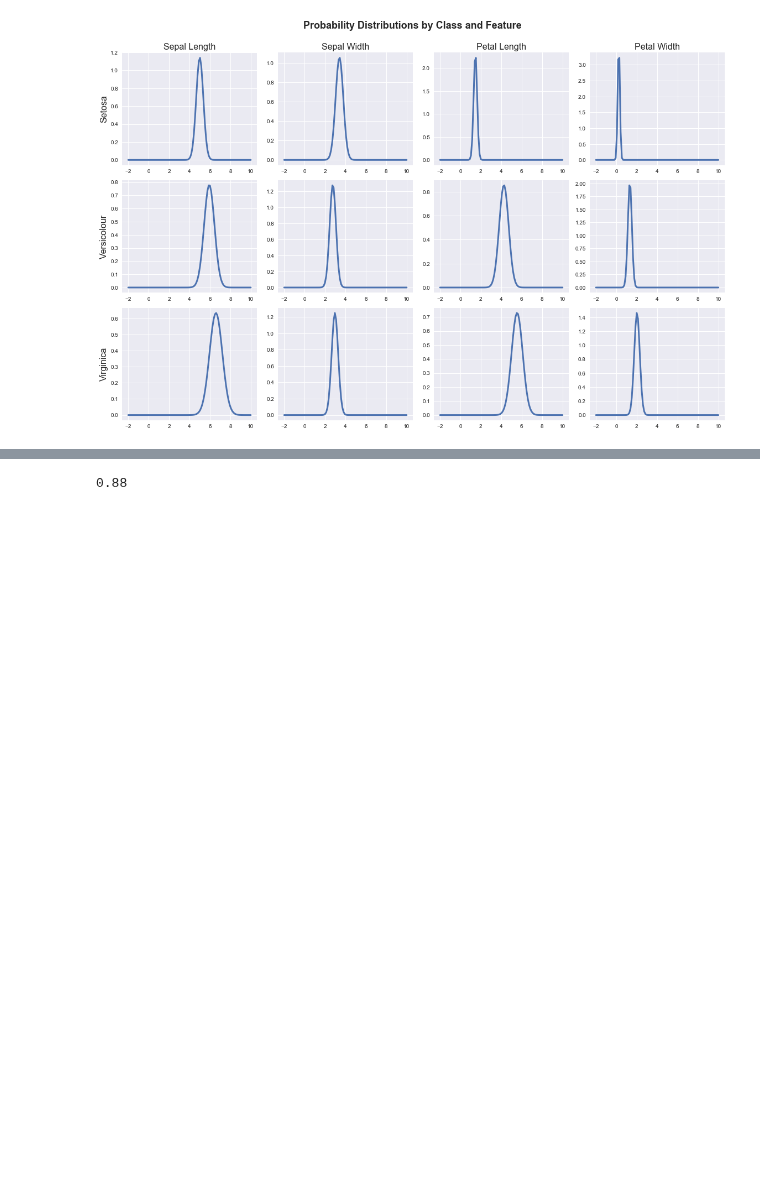
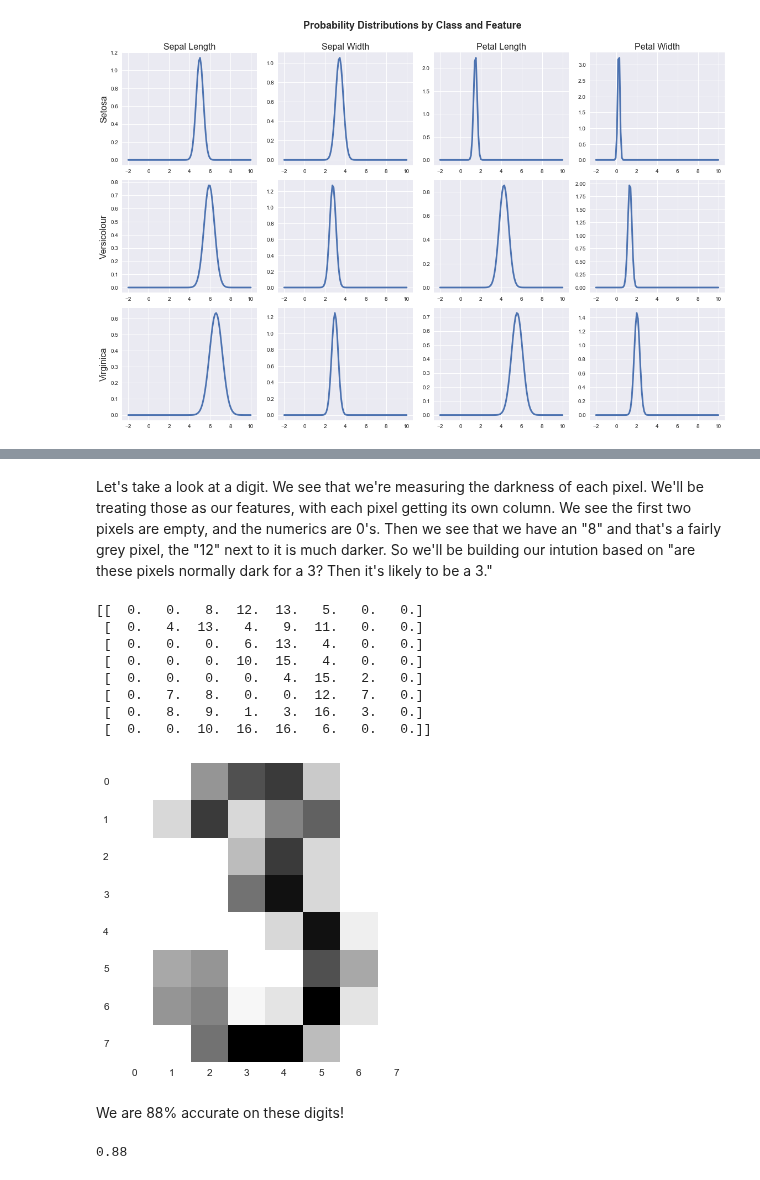
Before and after one commit to ZWMiller/machine_learning_from_scratch, a Jupyter notebook: notebooks/gaussian_naive_bayes.ipynb, the cells around one changed output, grey strips where cells are left out. Drawn from its saved outputs; the diff is of its cells as text; code cells hidden in the pictures; blank space fills up the shorter version.

```diff
--- a/notebooks/gaussian_naive_bayes.ipynb
+++ b/notebooks/gaussian_naive_bayes.ipynb
@@ -264,6 +310,24 @@ plt.hist(y_train);
+# %% [markdown]
+Let's take a look at a digit. We see that we're measuring the darkness of each pixel. We'll be treating those as our features, with each pixel getting its own column. We see the first two pixels are empty, and the numerics are 0's. Then we see that we have an "8" and that's a fairly grey pixel, the "12" next to it is much darker. So we'll be building our intution based on "are these pixels normally dark for a 3? Then it's likely to be a 3."
+# %%
+plt.imshow(X[2].reshape(8,8))
+print(X[2].reshape(8,8))
+plt.grid(False)
+# %% [output]
+[[  0.   0.   8.  12.  13.   5.   0.   0.]
+ [  0.   4.  13.   4.   9.  11.   0.   0.]
+ [  0.   0.   0.   6.  13.   4.   0.   0.]
+ [  0.   0.   0.  10.  15.   4.   0.   0.]
+ [  0.   0.   0.   0.   4.  15.   2.   0.]
+ [  0.   7.   8.   0.   0.  12.   7.   0.]
+ [  0.   8.   9.   1.   3.  16.   3.   0.]
+ [  0.   0.  10.  16.  16.   6.   0.   0.]]
+[figure, added]
 # %%
 nb = gaussian_naive_bayes()
 nb.fit(X_train,y_train)
+# %% [markdown]
+We are 88% accurate on these digits!
 # %%
 nb.score(X_test,y_test)
 # %% [output]
```
Also changed, not shown: parts of 13 cells of this notebook, 3 other files.
